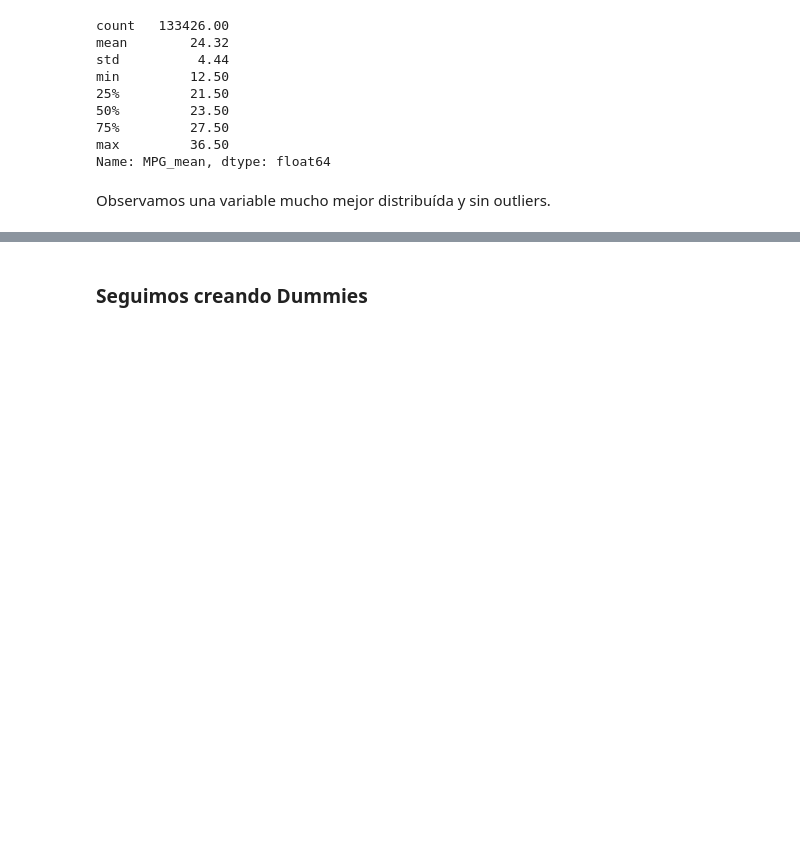
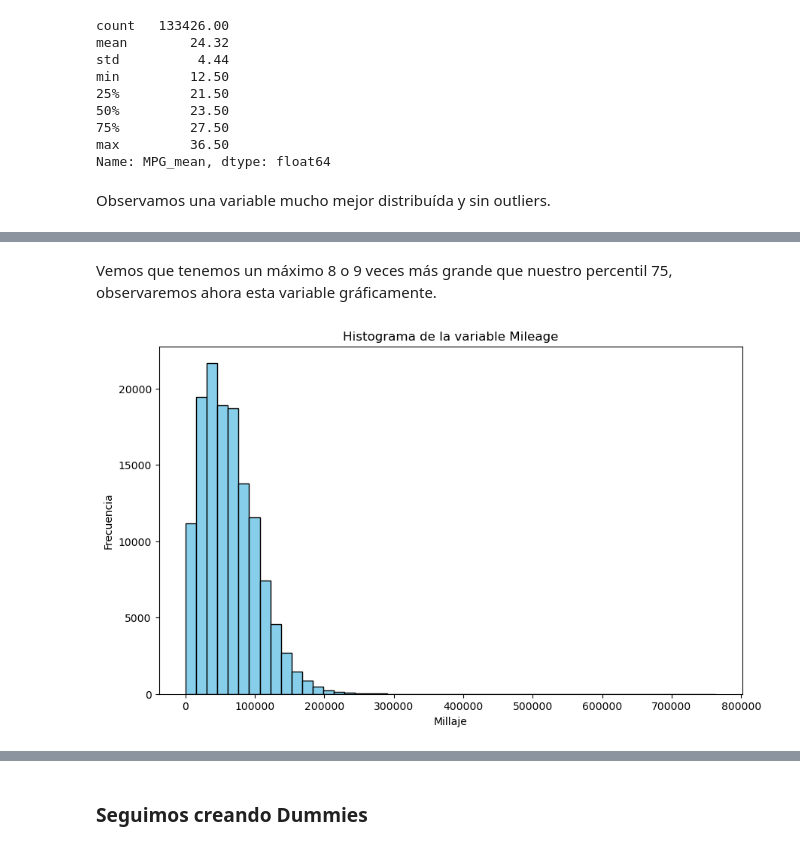
Before and after one commit to JnAlvarez/CH-Clases, a Jupyter notebook: PF Ordenando.ipynb, the cells around one changed output, grey strips where cells are left out. Cells and saved outputs as stored; diff of their text form; code cells hidden in the pictures; blank space fills up the shorter version.

```diff
--- a/PF Ordenando.ipynb
+++ b/PF Ordenando.ipynb
@@ -834,0 +856,16 @@ Observamos una variable mucho mejor distribuída y sin outliers.
+# %% [markdown]
+Vemos que tenemos un máximo 8 o 9 veces más grande que nuestro percentil 75, observaremos ahora esta variable gráficamente.
+# %%
+# Crear el histograma
+plt.figure(figsize=(10, 6))
+plt.hist(df['Mileage'], bins=50, color='skyblue', edgecolor='black')
+
+# Ajustar las etiquetas y el título
+plt.xlabel('Millaje')
+plt.ylabel('Frecuencia')
+plt.title('Histograma de la variable Mileage')
+
+# Mostrar el histograma
+plt.show()
+# %% [output]
+[figure, added]
```
Also changed, not shown: parts of 43 cells of this notebook.
